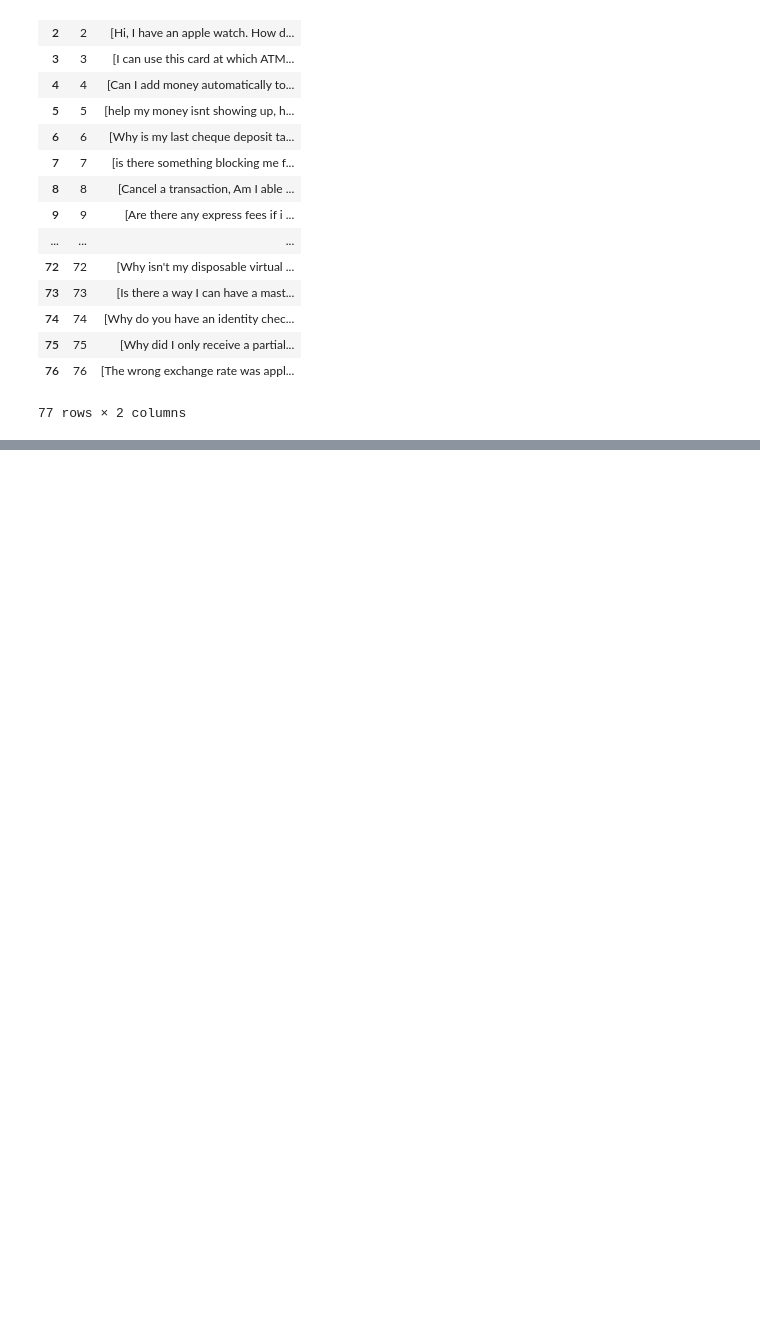
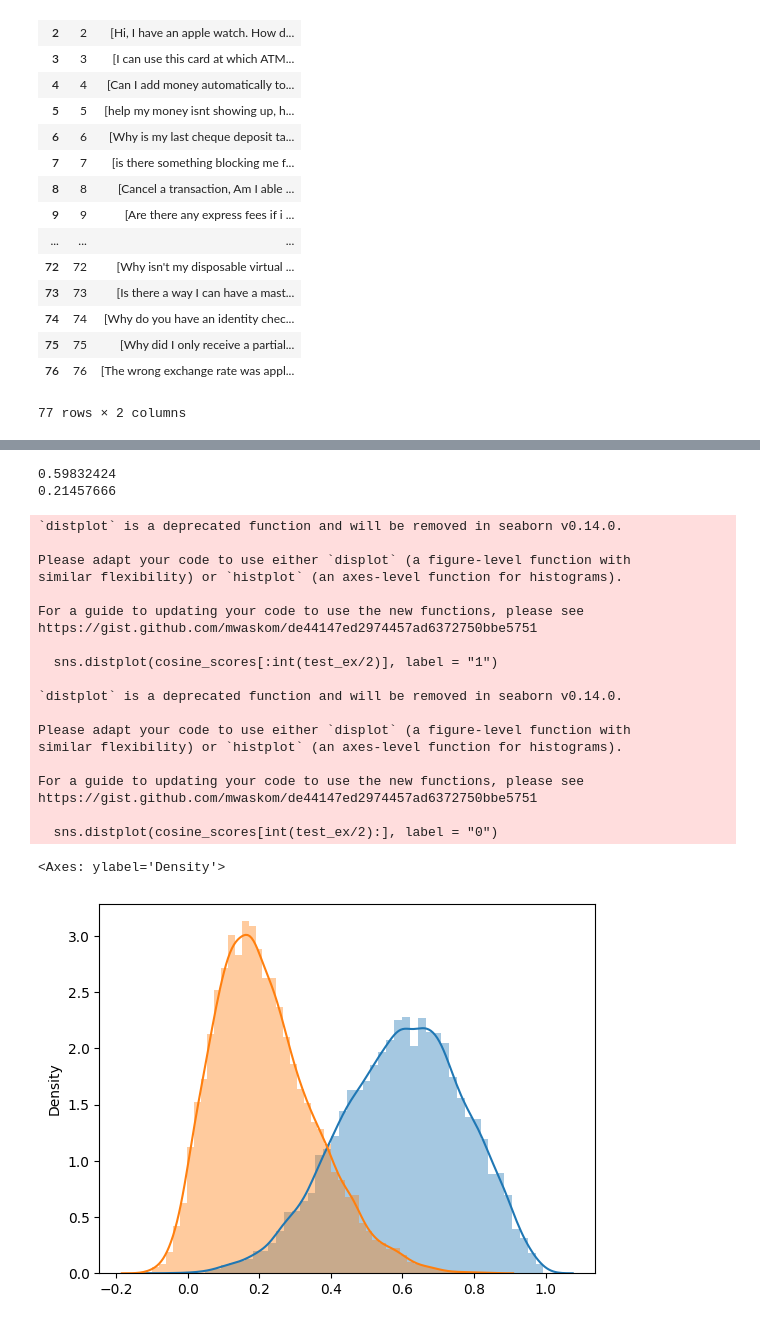
Before and after one commit to emirrtpl/adobe-dev-console, a Jupyter notebook: Untitled3.ipynb, the cells around one changed output, grey strips where cells are left out. Drawn from its saved outputs; the diff is of its cells as text; code cells hidden in the pictures; blank space fills up the shorter version.

```diff
--- a/Untitled3.ipynb
+++ b/Untitled3.ipynb
@@ -168,0 +198,7 @@ pd.DataFrame({'t':data['train']['text'], 'l':data['train']['label']})\
+# %%
+test_label_1, test_label_0 = create_pair_data(data["test"]['text'],
+                                              data["test"]['label'],
+                                              test_ex)
+print(len(test_label_1), len(test_label_0))
+pprint.pprint(test_label_0[:2])
+pprint.pprint(test_label_1[:2])
@@ -168,0 +220,45 @@ pd.DataFrame({'t':data['train']['text'], 'l':data['train']['label']})\
+# %%
+model_name = 'all-mpnet-base-v2'
+model = SentenceTransformer(model_name)
+#sonradan t5 ile degistirilebilir
+# %%
+embeddings1 = model.encode([x[0] for x in test_label_1] + [x[0] for x in test_label_0],
+                           batch_size= 8, show_progress_bar=True, convert_to_numpy=True)
+
+embeddings2 = model.encode([x[1] for x in test_label_1] + [x[1] for x in test_label_0],
+                           batch_size= 8, show_progress_bar=True, convert_to_numpy=True)
+
+labels = [1]*len(test_label_1) + [0]*len(test_label_0)
+
+cosine_scores = 1 - (paired_cosine_distances(embeddings1, embeddings2))
+
+print(cosine_scores[:int(test_ex/2)].mean())
+print(cosine_scores[int(test_ex/2):].mean())
+
+
+sns.distplot(cosine_scores[:int(test_ex/2)], label = "1")
+sns.distplot(cosine_scores[int(test_ex/2):], label = "0")
+# %% [output]
+0.59832424
+0.21457666
+`distplot` is a deprecated function and will be removed in seaborn v0.14.0.
+
+Please adapt your code to use either `displot` (a figure-level function with
+similar flexibility) or `histplot` (an axes-level function for histograms).
+
+For a guide to updating your code to use the new functions, please see
+https://gist.github.com/mwaskom/de44147ed2974457ad6372750bbe5751
+
+  sns.distplot(cosine_scores[:int(test_ex/2)], label = "1")
+
+`distplot` is a deprecated function and will be removed in seaborn v0.14.0.
+
+Please adapt your code to use either `displot` (a figure-level function with
+similar flexibility) or `histplot` (an axes-level function for histograms).
+
+For a guide to updating your code to use the new functions, please see
+https://gist.github.com/mwaskom/de44147ed2974457ad6372750bbe5751
+
+  sns.distplot(cosine_scores[int(test_ex/2):], label = "0")
+<Axes: ylabel='Density'>
+[figure, added]
```
Also changed, not shown: parts of 11 cells of this notebook.
